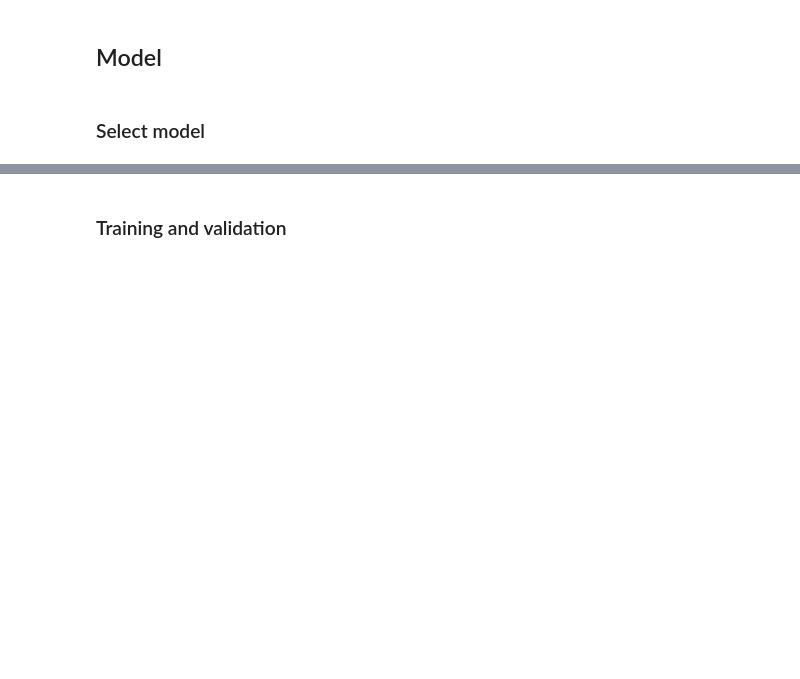
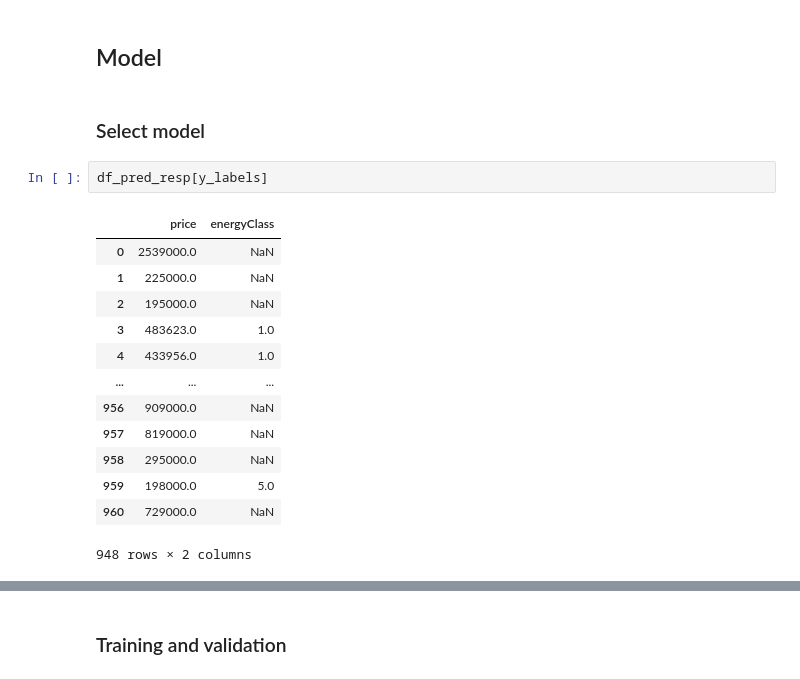
Before and after one commit to hdm-statistik-lpj/project, a Jupyter notebook: notebooks/draft-analysis.ipynb, the cells around one changed output, grey strips where cells are left out. Saved outputs shown, nothing was run; the diff lists cells and outputs as text; blank space fills up the shorter version.

```diff
--- a/notebooks/draft-analysis.ipynb
+++ b/notebooks/draft-analysis.ipynb
@@ -506,3 +506,19 @@ alt.Chart(df_pred_resp_vis).mark_circle().encode(
 ## Model
 # %% [markdown]
 ### Select model
+# %%
+df_pred_resp[y_labels]
+# %% [output]
+|  | price | energyClass |
+| 0 | 2539000.0 | NaN |
+| 1 | 225000.0 | NaN |
+| 2 | 195000.0 | NaN |
+| 3 | 483623.0 | 1.0 |
+| 4 | 433956.0 | 1.0 |
+| ... | ... | ... |
+| 956 | 909000.0 | NaN |
+| 957 | 819000.0 | NaN |
+| 958 | 295000.0 | NaN |
+| 959 | 198000.0 | 5.0 |
+| 960 | 729000.0 | NaN |
+948 rows × 2 columns
```
Also changed, not shown: parts of 4 cells of this notebook.
